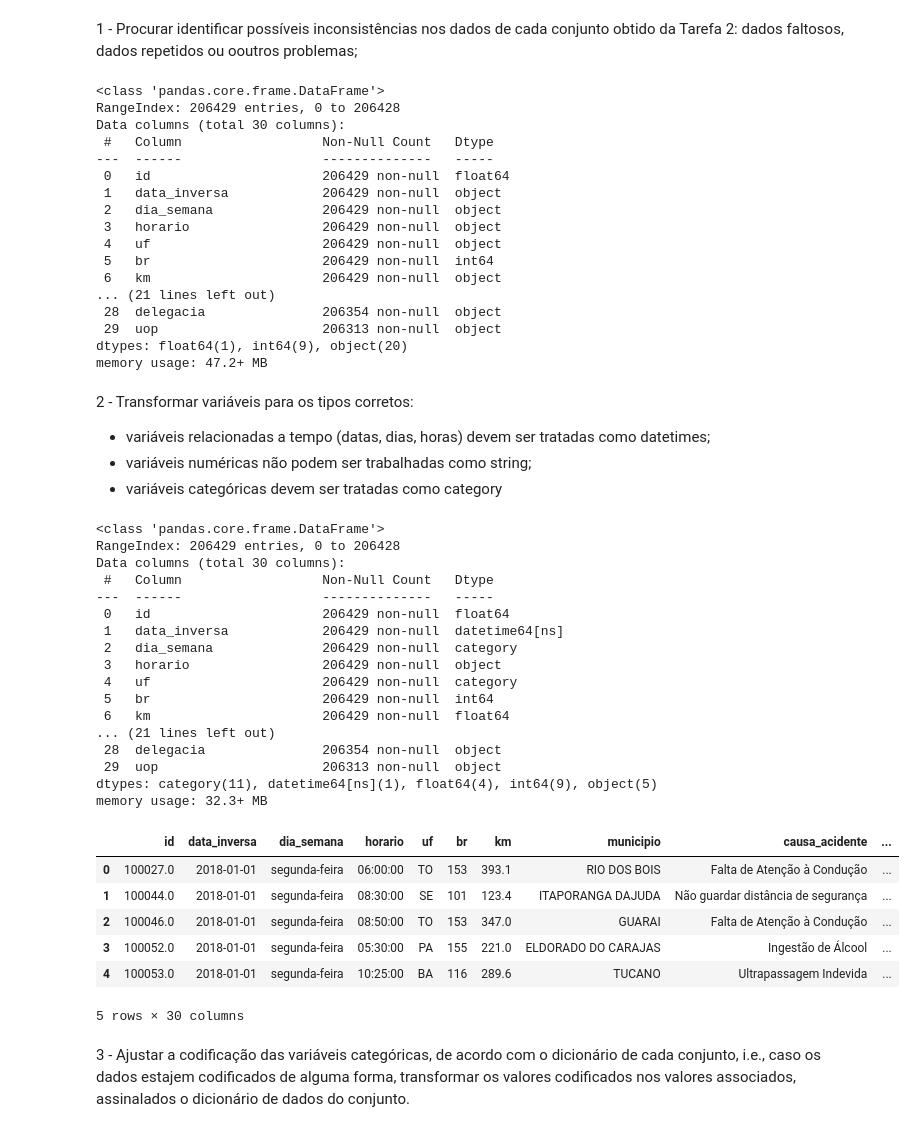
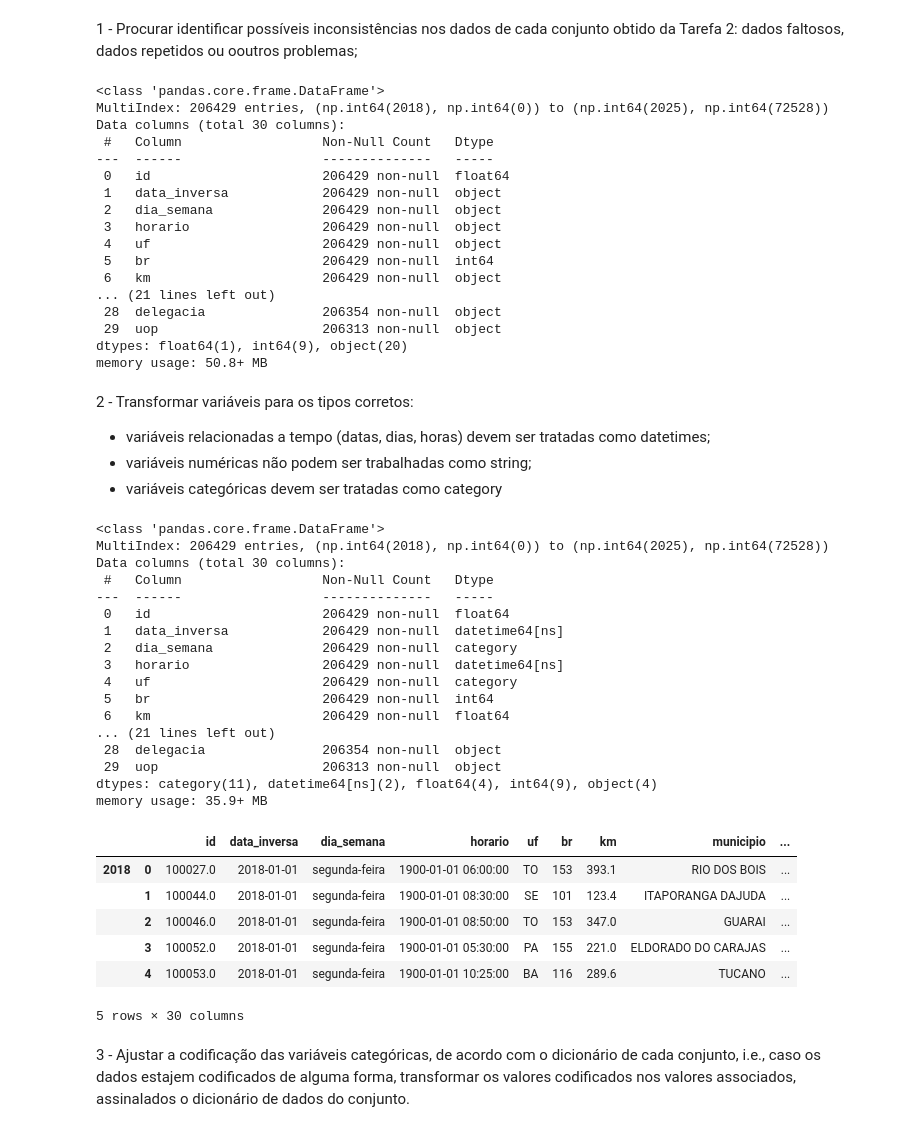
Before and after one commit to arthur-dnts/AED-Exercicios, a Jupyter notebook: exercicios/AED_PRF.ipynb, the cells around one changed output. Drawn from its saved outputs; the diff is of its cells as text; code cells hidden in the pictures.

Commit message:
Arquivos atualizados
Versão final do exercício + dicionários de dados adicionados

```diff
--- a/exercicios/AED_PRF.ipynb
+++ b/exercicios/AED_PRF.ipynb
@@ -354,6 +354,7 @@ A célula abaixo gera um único DataFrame com os datasets de ACIDENTES
 # Todos os arquivos .csv dos acidentes seguem a mesma nomenclatura e
 # quantidade de colunas, logo é possível realizar a mesclagem diretamente
 
+# Adiciona labels para exibição multi-index
 anos = [2018, 2021, 2025]
 
 # Mesclagem dos datasets de acidentes em um único dataframe
@@ -364,7 +365,7 @@ aci_datasets = [
 ]
 
 dataframes = [pd.read_csv(arquivo,sep=";",encoding="ISO-8859-1") for arquivo in aci_datasets]
-df_aci_final = pd.concat(dataframes, keys=anos, ignore_index=True)
+df_aci_final = pd.concat(dataframes, keys=anos)
 df_aci_final.info()
 # %% [output]
 <class 'pandas.core.frame.DataFrame'>
@@ -392,6 +393,9 @@ memory usage: 47.2+ MB
 1 - Procurar identificar possíveis inconsistências nos dados de cada conjunto obtido da Tarefa 2: dados
 faltosos, dados repetidos ou ooutros problemas;
 # %%
+# Remoção de células duplicadas
+df_aci_final.drop_duplicates()
+
 # Dicionário para o preenchimento de células NaN por coluna
 estrategias_nan = {
     "causa_acidente":         "Ignorado",
@@ -417,7 +421,7 @@ for col, valor in estrategias_nan.items():
 df_aci_final.info()
 # %% [output]
 <class 'pandas.core.frame.DataFrame'>
-RangeIndex: 206429 entries, 0 to 206428
+MultiIndex: 206429 entries, (np.int64(2018), np.int64(0)) to (np.int64(2025), np.int64(72528))
 Data columns (total 30 columns):
  #   Column                  Non-Null Count   Dtype
 ---  ------                  --------------   -----
@@ -432,7 +436,7 @@ Data columns (total 30 columns):
  28  delegacia               206354 non-null  object
  29  uop                     206313 non-null  object
 dtypes: float64(1), int64(9), object(20)
-memory usage: 47.2+ MB
+memory usage: 50.8+ MB
 # %% [markdown]
 2 - Transformar variáveis para os tipos corretos:
 - variáveis relacionadas a tempo (datas, dias, horas) devem ser tratadas como datetimes;
@@ -441,7 +445,7 @@ memory usage: 47.2+ MB
 # %%
 # Convertendo colunas com data e hora para datetime
 df_aci_final["data_inversa"] = pd.to_datetime(df_aci_final["data_inversa"])
-df_aci_final["horario"] = pd.to_datetime(df_aci_final["horario"], format="%H:%M:%S").dt.time
+df_aci_final["horario"] = pd.to_datetime(df_aci_final["horario"], format="%H:%M:%S")
 
 # Convertendo células numéricas para float
 cols_numericas = ["km", "latitude", "longitude"]
@@ -450,43 +454,43 @@ for col in cols_numericas:
     if df_aci_final[col].dtype == object:  # só aplica str.replace se for string
         df_aci_final[col] = df_aci_final[col].str.replace(",", ".", regex=False)
     df_aci_final[col] = pd.to_numeric(df_aci_final[col], errors='coerce')
 
 df_aci_final[cols_numericas].dtypes
 
 # Convertendo colunas categóricas para category
 cols_categoricas = [
     "dia_semana", "uf", "causa_acidente", "tipo_acidente",
     "classificacao_acidente", "fase_dia", "sentido_via",
     "condicao_metereologica", "tipo_pista", "tracado_via", "uso_solo"
 ]
 
 df_aci_final[cols_categoricas] = df_aci_final[cols_categoricas].astype("category")
 df_aci_final.info()
 df_aci_final.head()
 # %% [output]
 <class 'pandas.core.frame.DataFrame'>
-RangeIndex: 206429 entries, 0 to 206428
+MultiIndex: 206429 entries, (np.int64(2018), np.int64(0)) to (np.int64(2025), np.int64(72528))
 Data columns (total 30 columns):
  #   Column                  Non-Null Count   Dtype
 ---  ------                  --------------   -----
  0   id                      206429 non-null  float64
  1   data_inversa            206429 non-null  datetime64[ns]
  2   dia_semana              206429 non-null  category
- 3   horario                 206429 non-null  object
+ 3   horario                 206429 non-null  datetime64[ns]
  4   uf                      206429 non-null  category
  5   br                      206429 non-null  int64
  6   km                      206429 non-null  float64
 ... (21 lines left out)
  28  delegacia               206354 non-null  object
  29  uop                     206313 non-null  object
-dtypes: category(11), datetime64[ns](1), float64(4), int64(9), object(5)
-memory usage: 32.3+ MB
+dtypes: category(11), datetime64[ns](2), float64(4), int64(9), object(4)
+memory usage: 35.9+ MB
-|  | id | data_inversa | dia_semana | horario | uf | br | km | municipio | causa_acidente | ... |
-| 0 | 100027.0 | 2018-01-01 | segunda-feira | 06:00:00 | TO | 153 | 393.1 | RIO DOS BOIS | Falta de Atenção à Condução | ... |
-| 1 | 100044.0 | 2018-01-01 | segunda-feira | 08:30:00 | SE | 101 | 123.4 | ITAPORANGA DAJUDA | Não guardar distância de segurança | ... |
-| 2 | 100046.0 | 2018-01-01 | segunda-feira | 08:50:00 | TO | 153 | 347.0 | GUARAI | Falta de Atenção à Condução | ... |
-| 3 | 100052.0 | 2018-01-01 | segunda-feira | 05:30:00 | PA | 155 | 221.0 | ELDORADO DO CARAJAS | Ingestão de Álcool | ... |
-| 4 | 100053.0 | 2018-01-01 | segunda-feira | 10:25:00 | BA | 116 | 289.6 | TUCANO | Ultrapassagem Indevida | ... |
+|  |  | id | data_inversa | dia_semana | horario | uf | br | km | municipio | ... |
+| 2018 | 0 | 100027.0 | 2018-01-01 | segunda-feira | 1900-01-01 06:00:00 | TO | 153 | 393.1 | RIO DOS BOIS | ... |
+|  | 1 | 100044.0 | 2018-01-01 | segunda-feira | 1900-01-01 08:30:00 | SE | 101 | 123.4 | ITAPORANGA DAJUDA | ... |
+|  | 2 | 100046.0 | 2018-01-01 | segunda-feira | 1900-01-01 08:50:00 | TO | 153 | 347.0 | GUARAI | ... |
+|  | 3 | 100052.0 | 2018-01-01 | segunda-feira | 1900-01-01 05:30:00 | PA | 155 | 221.0 | ELDORADO DO CARAJAS | ... |
+|  | 4 | 100053.0 | 2018-01-01 | segunda-feira | 1900-01-01 10:25:00 | BA | 116 | 289.6 | TUCANO | ... |
 5 rows × 30 columns
 # %% [markdown]
 3 - Ajustar a codificação das variáveis categóricas, de acordo com o dicionário de cada conjunto,
```
Also changed, not shown: parts of 6 cells of this notebook, 3 other files.
